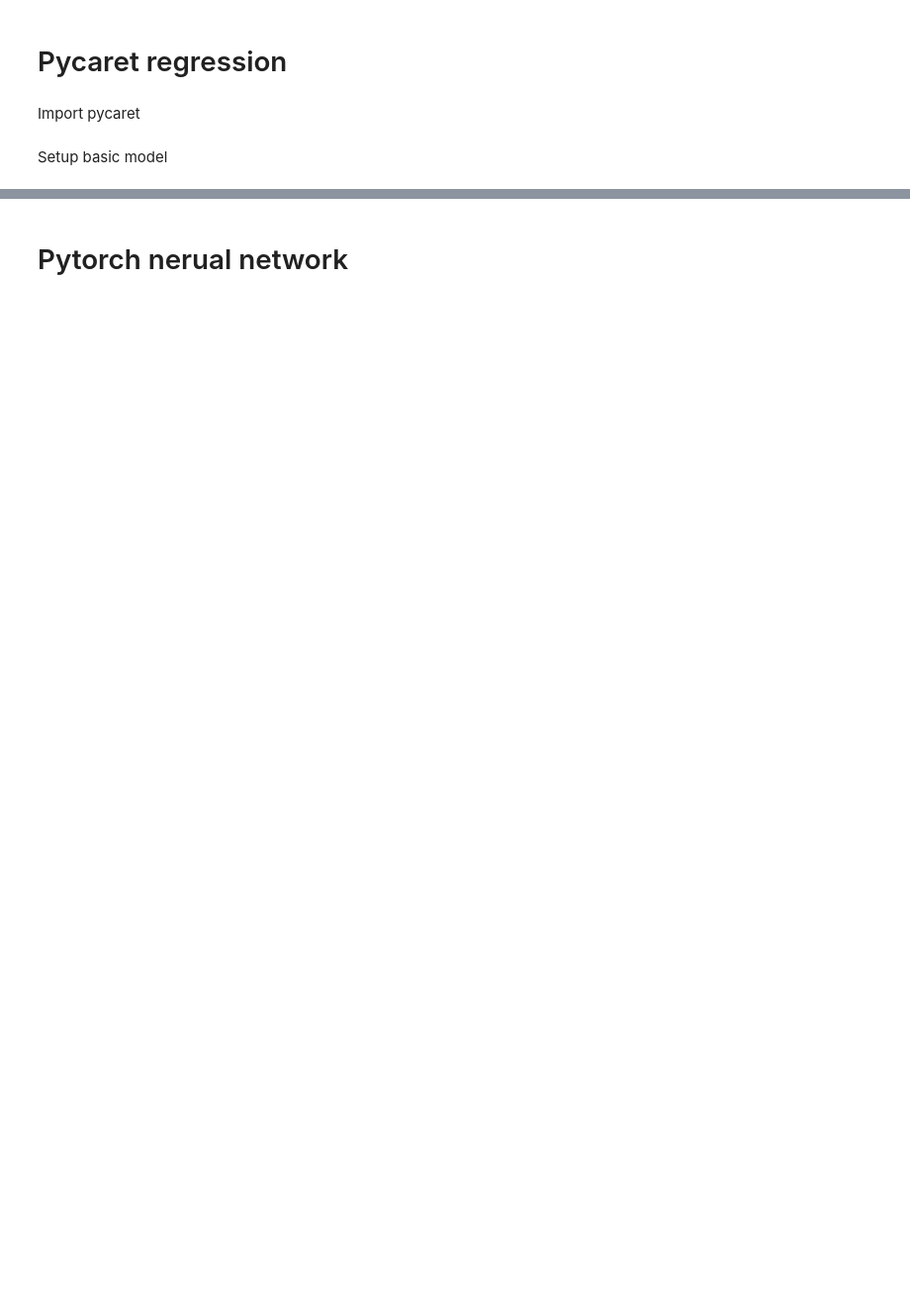
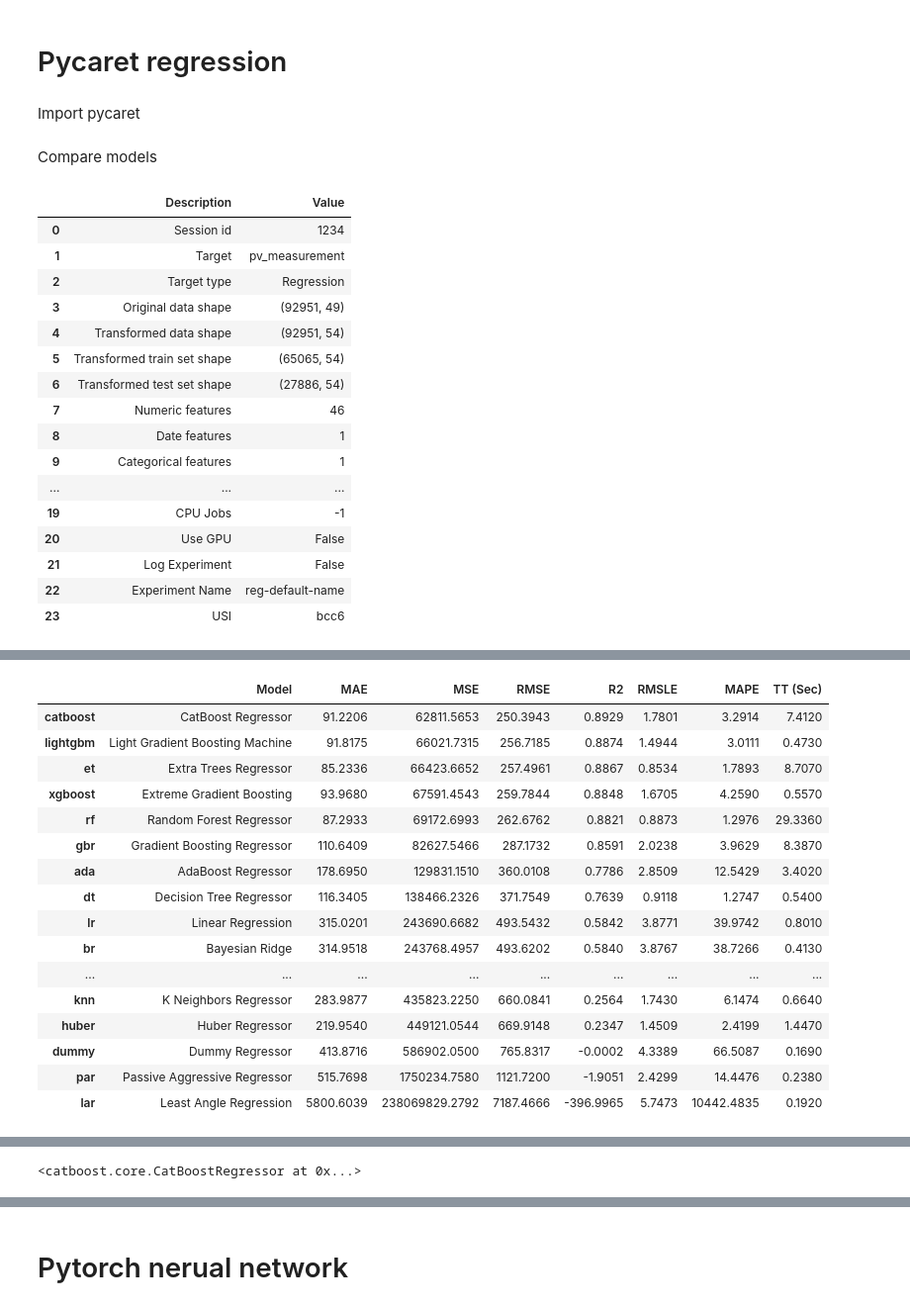
Before and after one commit to jkbch/machine_learning_exam, a Jupyter notebook: Jakob_notebook.ipynb, the cells around one changed output, grey strips where cells are left out. Shown at 99% size. Cells and saved outputs as stored; diff of their text form; code cells hidden in the pictures; blank space fills up the shorter version.

Commit message:
more different setups

```diff
--- a/Jakob_notebook.ipynb
+++ b/Jakob_notebook.ipynb
@@ -228,5 +234,40 @@ Import pycaret
 # %%
 from pycaret.regression import RegressionExperiment
 exp = RegressionExperiment()
+session_id = 1234
-# %% [markdown]
-Setup basic model
+# %% [markdown]
+Compare models
+# %%
+exp.setup(
+    train_data,
+    target = 'pv_measurement',
+    session_id = session_id,
+    create_date_columns = ['hour', 'day', 'month', 'year'],
+    #fix_imbalance = True,
+    #transformation = True,
+    #normalize = True,
+    #remove_multicollinearity = True,
+    #feature_selection = True,
+    #n_features_to_select = 0.5,
+    #polynomial_features = True,
+    #pca = True,
+)
+exp.compare_models()
+# %% [output]
+|  | Description | Value |
+| 0 | Session id | 1234 |
+| 1 | Target | pv_measurement |
+| 2 | Target type | Regression |
+| 3 | Original data shape | (92951, 49) |
+| 4 | Transformed data shape | (92951, 54) |
+| 5 | Transformed train set shape | (65065, 54) |
+| 6 | Transformed test set shape | (27886, 54) |
+| 7 | Numeric features | 46 |
+| 8 | Date features | 1 |
+| 9 | Categorical features | 1 |
+| ... | ... | ... |
+| 19 | CPU Jobs | -1 |
+| 20 | Use GPU | False |
+| 21 | Log Experiment | False |
+| 22 | Experiment Name | reg-default-name |
+| 23 | USI | bcc6 |
@@ -232,0 +275,17 @@ Setup basic model
+|  | Model | MAE | MSE | RMSE | R2 | RMSLE | MAPE | TT (Sec) |
+| catboost | CatBoost Regressor | 91.2206 | 62811.5653 | 250.3943 | 0.8929 | 1.7801 | 3.2914 | 7.4120 |
+| lightgbm | Light Gradient Boosting Machine | 91.8175 | 66021.7315 | 256.7185 | 0.8874 | 1.4944 | 3.0111 | 0.4730 |
+| et | Extra Trees Regressor | 85.2336 | 66423.6652 | 257.4961 | 0.8867 | 0.8534 | 1.7893 | 8.7070 |
+| xgboost | Extreme Gradient Boosting | 93.9680 | 67591.4543 | 259.7844 | 0.8848 | 1.6705 | 4.2590 | 0.5570 |
+| rf | Random Forest Regressor | 87.2933 | 69172.6993 | 262.6762 | 0.8821 | 0.8873 | 1.2976 | 29.3360 |
+| gbr | Gradient Boosting Regressor | 110.6409 | 82627.5466 | 287.1732 | 0.8591 | 2.0238 | 3.9629 | 8.3870 |
+| ada | AdaBoost Regressor | 178.6950 | 129831.1510 | 360.0108 | 0.7786 | 2.8509 | 12.5429 | 3.4020 |
+| dt | Decision Tree Regressor | 116.3405 | 138466.2326 | 371.7549 | 0.7639 | 0.9118 | 1.2747 | 0.5400 |
+| lr | Linear Regression | 315.0201 | 243690.6682 | 493.5432 | 0.5842 | 3.8771 | 39.9742 | 0.8010 |
+| br | Bayesian Ridge | 314.9518 | 243768.4957 | 493.6202 | 0.5840 | 3.8767 | 38.7266 | 0.4130 |
+| ... | ... | ... | ... | ... | ... | ... | ... | ... |
+| knn | K Neighbors Regressor | 283.9877 | 435823.2250 | 660.0841 | 0.2564 | 1.7430 | 6.1474 | 0.6640 |
+| huber | Huber Regressor | 219.9540 | 449121.0544 | 669.9148 | 0.2347 | 1.4509 | 2.4199 | 1.4470 |
+| dummy | Dummy Regressor | 413.8716 | 586902.0500 | 765.8317 | -0.0002 | 4.3389 | 66.5087 | 0.1690 |
+| par | Passive Aggressive Regressor | 515.7698 | 1750234.7580 | 1121.7200 | -1.9051 | 2.4299 | 14.4476 | 0.2380 |
+| lar | Least Angle Regression | 5800.6039 | 238069829.2792 | 7187.4666 | -396.9965 | 5.7473 | 10442.4835 | 0.1920 |
@@ -232,0 +293 @@ Setup basic model
+<catboost.core.CatBoostRegressor at 0x...>
```
Also changed, not shown: parts of 32 cells of this notebook.
